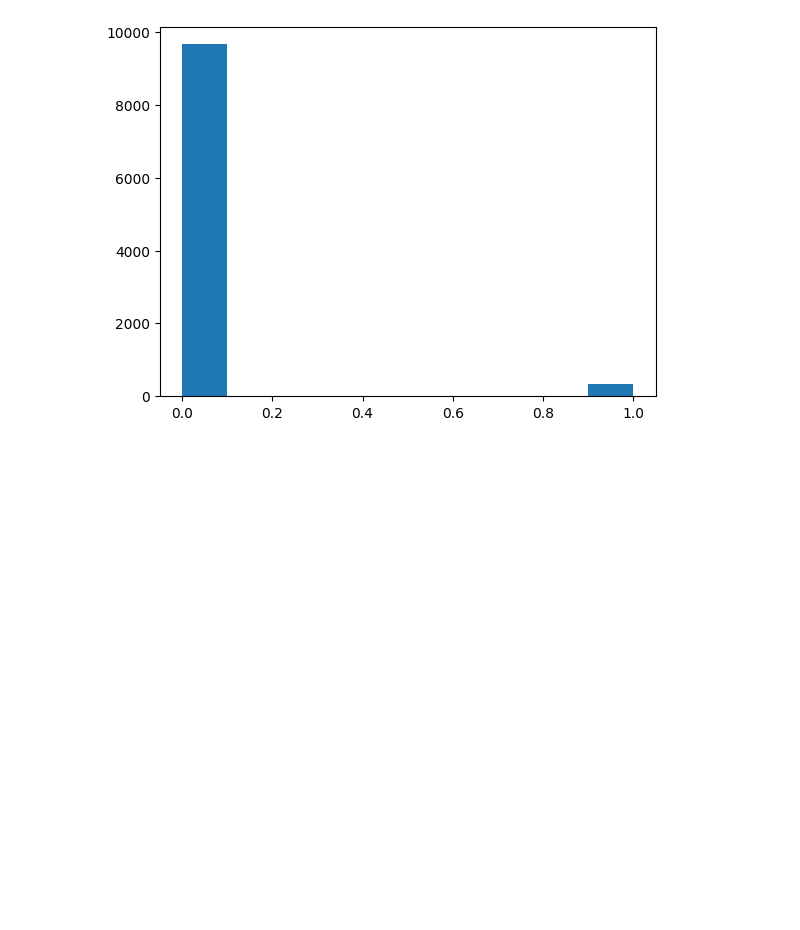
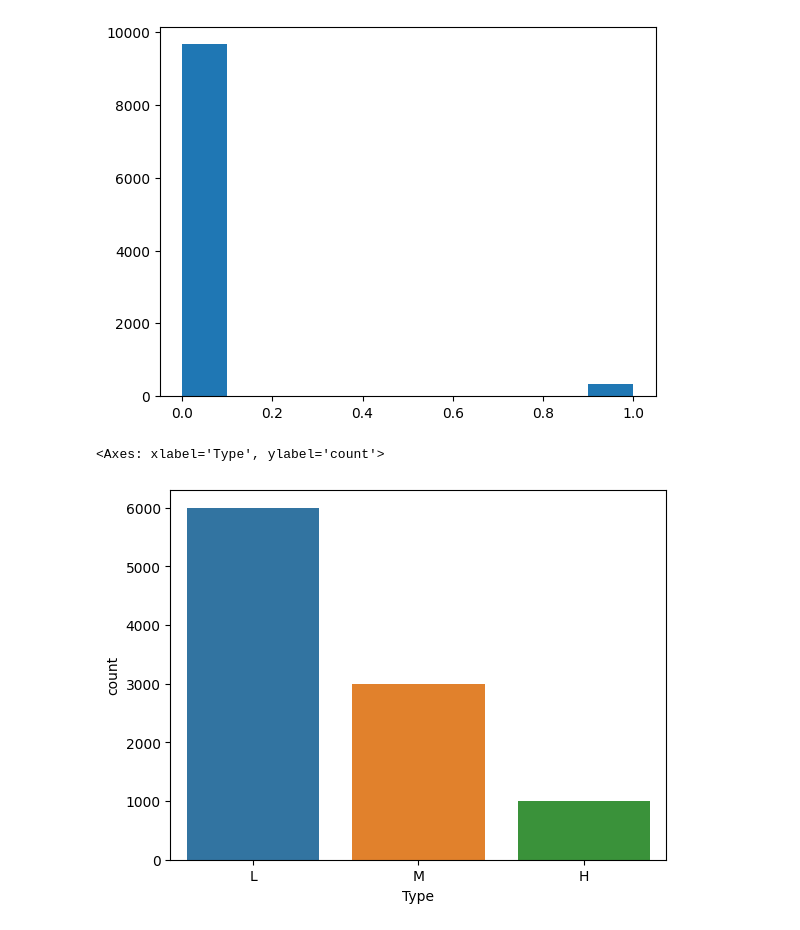
Before and after one commit to Sebastian1981/CBM_DataSimulator, a Jupyter notebook: notebooks/eda.ipynb, the cells around one changed output. Saved outputs shown, nothing was run; the diff lists cells and outputs as text; code cells hidden in the pictures; blank space fills up the shorter version.

```diff
--- a/notebooks/eda.ipynb
+++ b/notebooks/eda.ipynb
@@ -18,3 +26,9 @@ plt.hist(df['Machine failure'])
 plt.show()
 # %% [output]
 [figure]
+# %%
+# show the distribution of product types L, M, H
+sns.countplot(data=df, x='Type', order=df['Type'].value_counts().index)
+# %% [output]
+<Axes: xlabel='Type', ylabel='count'>
+[figure, added]
```
Also changed, not shown: parts of 7 cells of this notebook.
